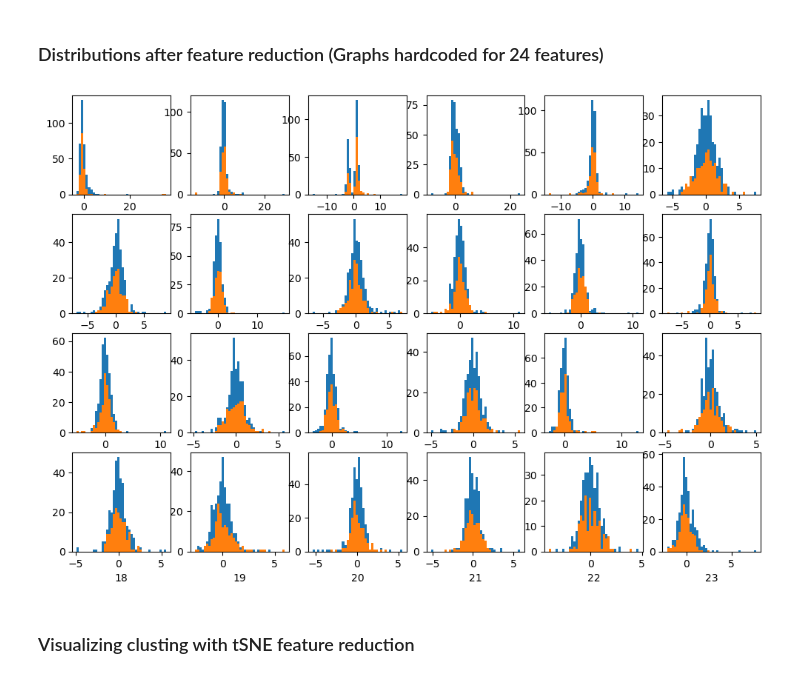
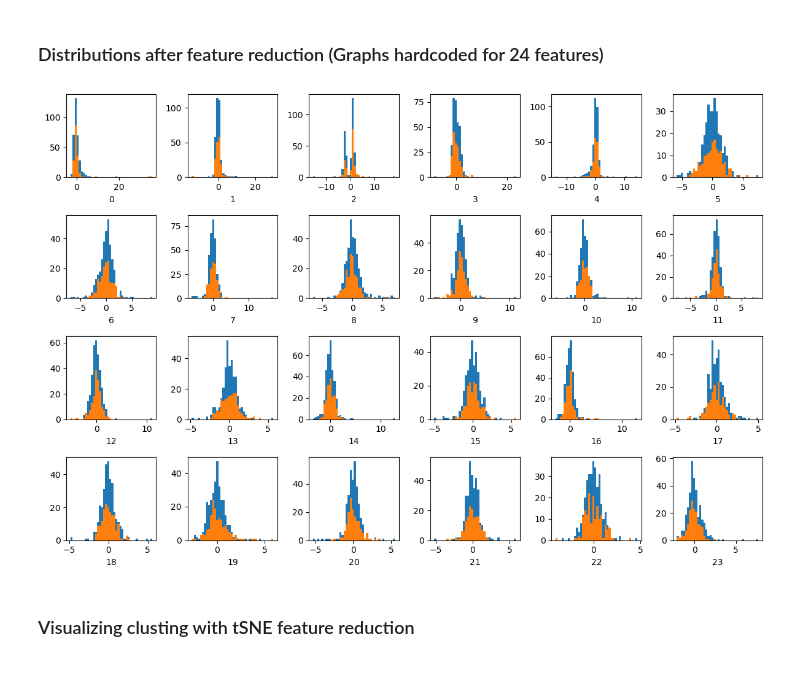
Before and after one commit to rennsport/mids-207-project, a Jupyter notebook: Final Files/1. Preprocessing.ipynb, the cells around one changed output. Cells and saved outputs as stored; diff of their text form; code cells hidden in the pictures.

```diff
--- a/Final Files/1. Preprocessing.ipynb
+++ b/Final Files/1. Preprocessing.ipynb
@@ -212,16 +214,18 @@ for idx, ax in enumerate(axes.flatten()):
 # %%
 df_train_reduced = pd.DataFrame(X_train).join(Y_train)
 columns = list(X_train.columns)
 fig, axes = plt.subplots(nrows=4, ncols=6, figsize=(12,8))
 for idx, ax in enumerate(axes.flatten()):
     no_disease = df_train_reduced[df_train_reduced['class']==0][columns[idx]]
     disease = df_train_reduced[df_train_reduced['class']!=0][columns[idx]]
     bins=np.histogram(np.hstack((no_disease,disease)), bins=40)[1]
     ax.hist(no_disease, bins)
     ax.hist(disease, bins)
     ax.set_xlabel(columns[idx])
+plt.tight_layout()
+plt.savefig('./images/distribution_reduced.png', dpi=300)
 # %% [output]
-[figure, old version]
+[figure, new version]
 # %% [markdown]
 ### Visualizing clusting with tSNE feature reduction
 # %%
```
Also changed, not shown: parts of 5 cells of this notebook.
